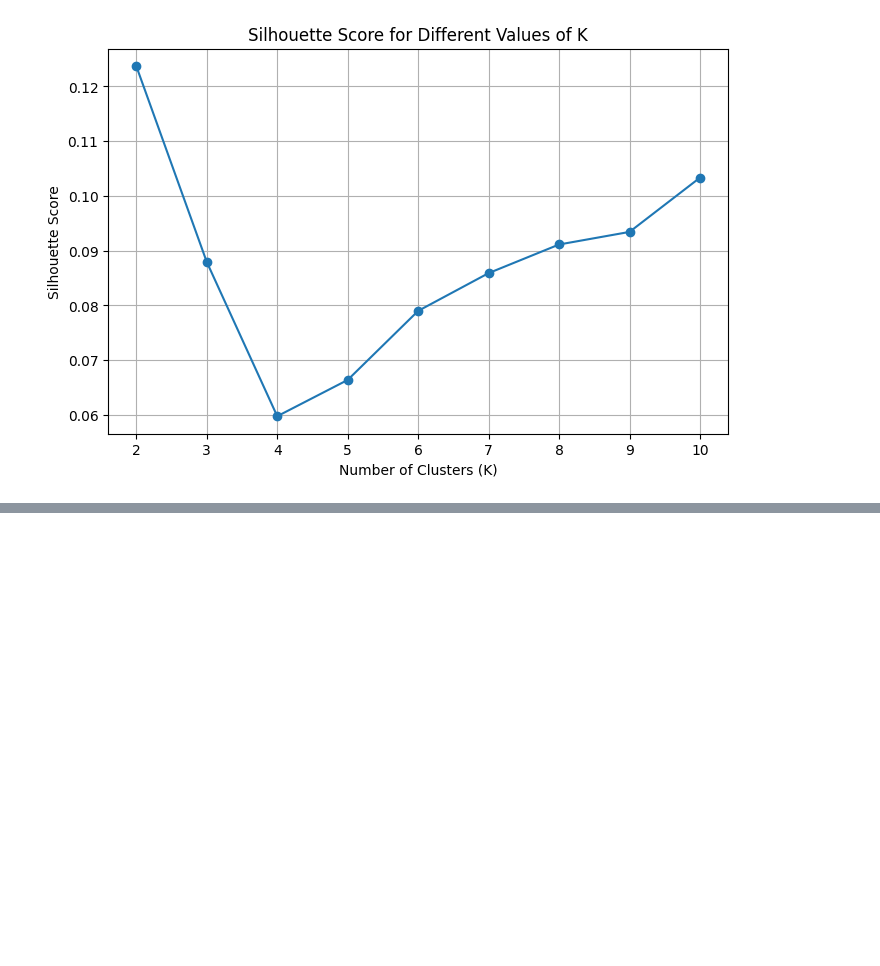
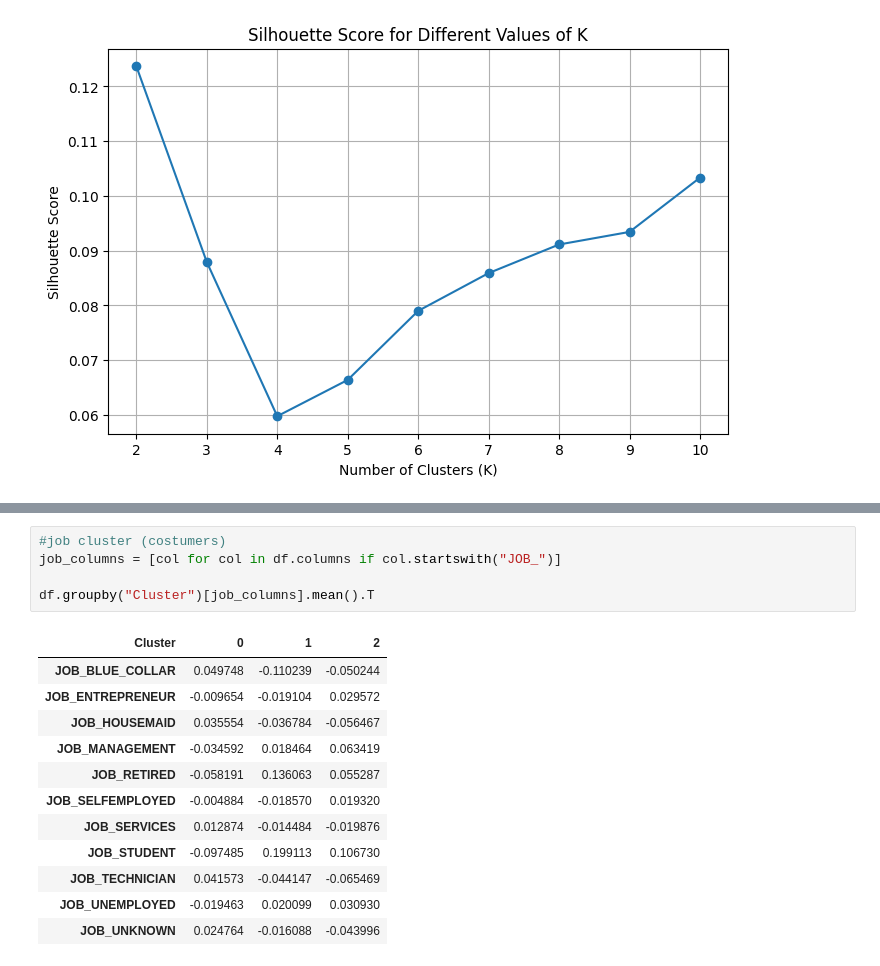
Before and after one commit to shank227/Costumer-Segmentation-for-Banking, a Jupyter notebook: Notebooks/week3_costumer_segmentation.ipynb, the cells around one changed output, grey strips where cells are left out. Cells and saved outputs as stored; diff of their text form; blank space fills up the shorter version.

```diff
--- a/Notebooks/week3_costumer_segmentation.ipynb
+++ b/Notebooks/week3_costumer_segmentation.ipynb
@@ -180,0 +269,18 @@ plt.show()
+# %%
+#job cluster (costumers)
+job_columns = [col for col in df.columns if col.startswith("JOB_")]
+
+df.groupby("Cluster")[job_columns].mean().T
+# %% [output]
+| Cluster | 0 | 1 | 2 |
+| JOB_BLUE_COLLAR | 0.049748 | -0.110239 | -0.050244 |
+| JOB_ENTREPRENEUR | -0.009654 | -0.019104 | 0.029572 |
+| JOB_HOUSEMAID | 0.035554 | -0.036784 | -0.056467 |
+| JOB_MANAGEMENT | -0.034592 | 0.018464 | 0.063419 |
+| JOB_RETIRED | -0.058191 | 0.136063 | 0.055287 |
+| JOB_SELFEMPLOYED | -0.004884 | -0.018570 | 0.019320 |
+| JOB_SERVICES | 0.012874 | -0.014484 | -0.019876 |
+| JOB_STUDENT | -0.097485 | 0.199113 | 0.106730 |
+| JOB_TECHNICIAN | 0.041573 | -0.044147 | -0.065469 |
+| JOB_UNEMPLOYED | -0.019463 | 0.020099 | 0.030930 |
+| JOB_UNKNOWN | 0.024764 | -0.016088 | -0.043996 |
```
Also changed, not shown: parts of 9 cells of this notebook, 1 other file.
